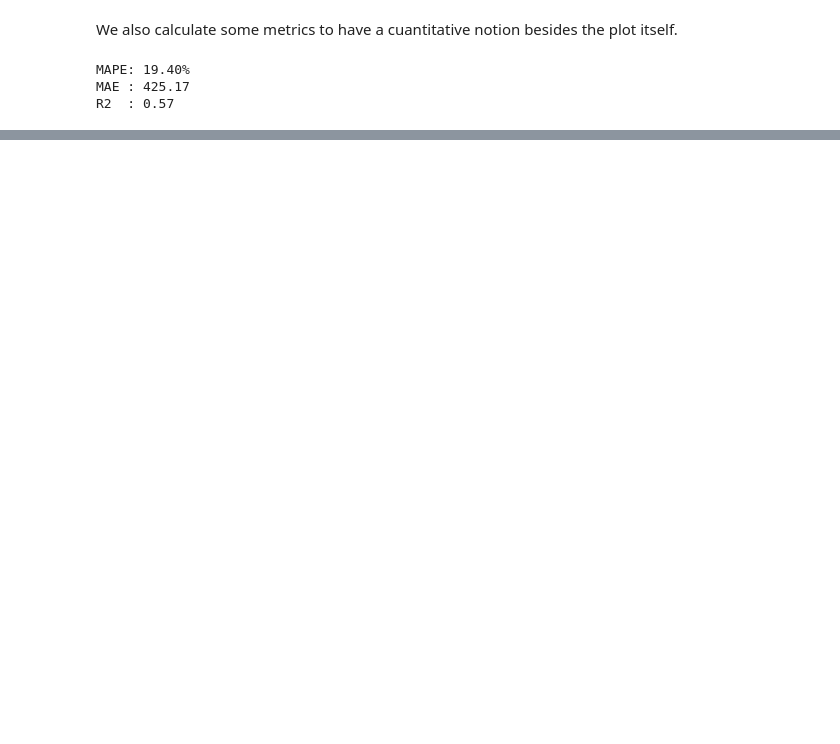
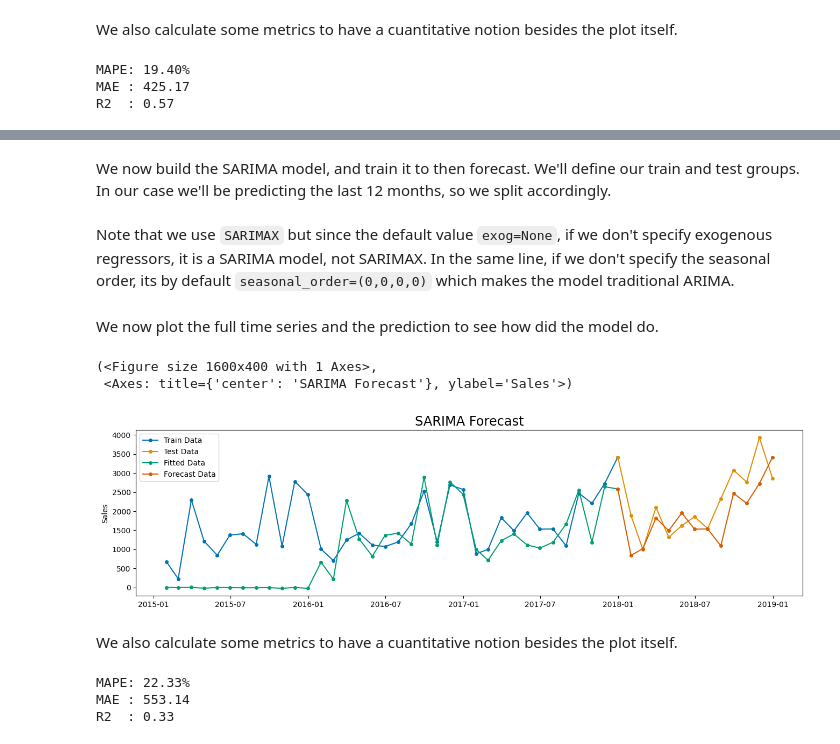
Before and after one commit to csierr/forecasting-superstore-sales, a Jupyter notebook: forecasting_sales.ipynb, the cells around one changed output, grey strips where cells are left out. Drawn from its saved outputs; the diff is of its cells as text; code cells hidden in the pictures; blank space fills up the shorter version.

Commit message:
Testing SARIMA

```diff
--- a/forecasting_sales.ipynb
+++ b/forecasting_sales.ipynb
@@ -300,0 +380,36 @@ Given the relatively high standard deviation and wide sales range, the current r
+# %% [markdown]
+We now build the SARIMA model, and train it to then forecast. We'll define our train and test groups. In our case we'll be predicting the last 12 months, so we split accordingly.
+# %% [markdown]
+Note that we use `SARIMAX` but since the default value `exog=None`, if we don't specify exogenous regressors, it is a SARIMA model, not SARIMAX. In the same line, if we don't specify the seasonal order, its by default `seasonal_order=(0,0,0,0)` which makes the model traditional ARIMA.
+# %%
+train = all_monthly[:-12]
+test  = all_monthly[-13:]
+
+model    = SARIMAX(train, order=(1,0,1), seasonal_order=(0, 1, 0, 12))
+results  = model.fit()
+forecast = results.forecast(steps=12)
+
+new_point_forecast = pd.Series([results.fittedvalues.values[-1]], index=[pd.to_datetime(results.fittedvalues.index[-1])])
+forecast           = pd.concat([new_point_forecast, forecast])
+# %% [markdown]
+We now plot the full time series and the prediction to see how did the model do.
+# %%
+labels=['Train Data', 'Test Data', 'Fitted Data', 'Forecast Data']
+plot_series(train['Sales'], test['Sales'], results.fittedvalues, forecast, labels=labels, title='SARIMA Forecast')
+# %% [output]
+(<Figure size 1600x400 with 1 Axes>,
+ <Axes: title={'center': 'SARIMA Forecast'}, ylabel='Sales'>)
+[figure, added]
+# %% [markdown]
+We also calculate some metrics to have a cuantitative notion besides the plot itself.
+# %%
+mape = mean_absolute_percentage_error(test, forecast)
+print(f"MAPE: {mape*100:.2f}%")
+mae = mean_absolute_error(test, forecast)
+print(f"MAE : {mae:.2f}")
+r2 = r2_score(test, forecast)
+print(f"R2  : {r2:.2f}")
+# %% [output]
+MAPE: 22.33%
+MAE : 553.14
+R2  : 0.33
```
Also changed, not shown: parts of 14 cells of this notebook.
